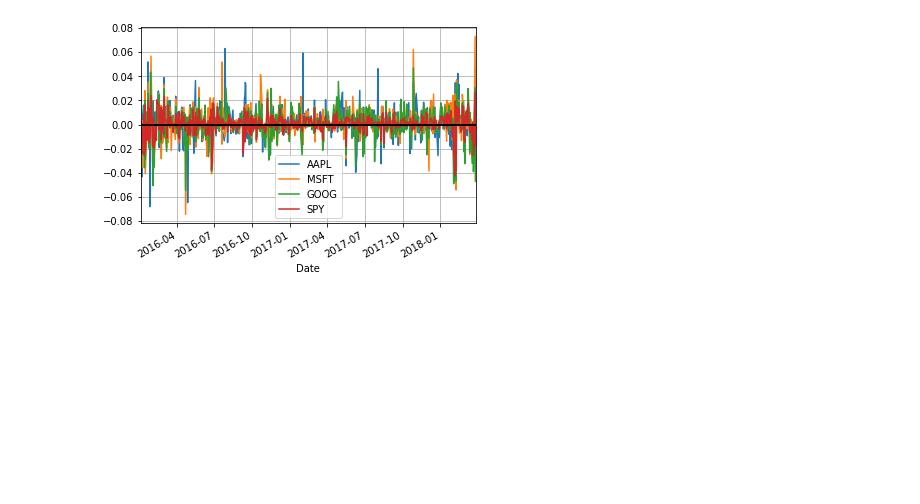
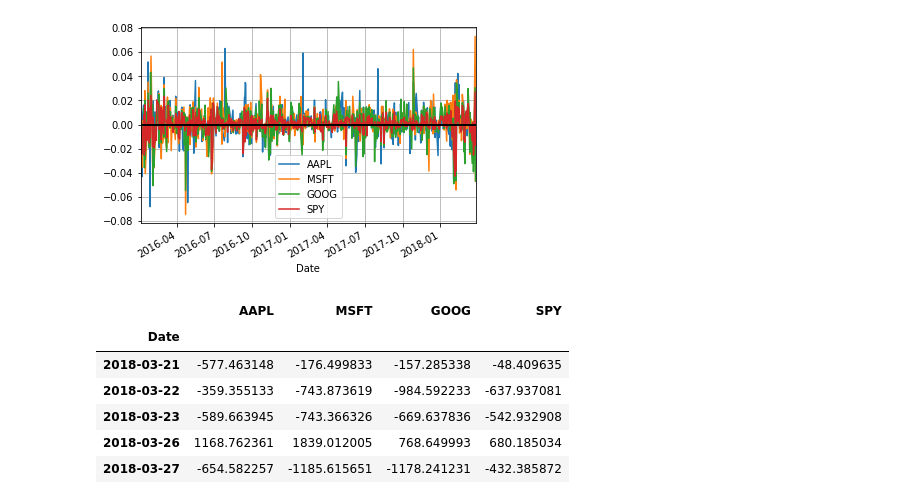
Before and after one commit to DerekLoveCC/Writings, a Jupyter notebook: Fintech_Wechat/Code/StockDataAnalysisWithPython/StockDataAnalysisWithPython.ipynb, the cells around one changed output. Cells and saved outputs as stored; diff of their text form; code cells hidden in the pictures; blank space fills up the shorter version.

```diff
--- a/Fintech_Wechat/Code/StockDataAnalysisWithPython/StockDataAnalysisWithPython.ipynb
+++ b/Fintech_Wechat/Code/StockDataAnalysisWithPython/StockDataAnalysisWithPython.ipynb
@@ -228,3 +228,14 @@ stock_change.plot(grid=True).axhline(y = 0, color = "black", lw = 2)
 # %% [output]
 <matplotlib.lines.Line2D at 0x...>
 [figure]
+# %%
+stock_change_apr = stock_change * 252 * 100    # There are 252 trading days in a year; the 100 converts to percentages
+stock_change_apr.tail()
+# %% [output]
+|  | AAPL | MSFT | GOOG | SPY |
+| Date |  |  |  |  |
+| 2018-03-21 | -577.463148 | -176.499833 | -157.285338 | -48.409635 |
+| 2018-03-22 | -359.355133 | -743.873619 | -984.592233 | -637.937081 |
+| 2018-03-23 | -589.663945 | -743.366326 | -669.637836 | -542.932908 |
+| 2018-03-26 | 1168.762361 | 1839.012005 | 768.649993 | 680.185034 |
+| 2018-03-27 | -654.582257 | -1185.615651 | -1178.241231 | -432.385872 |
```
Also changed, not shown: parts of 10 cells of this notebook, 4 other files.
